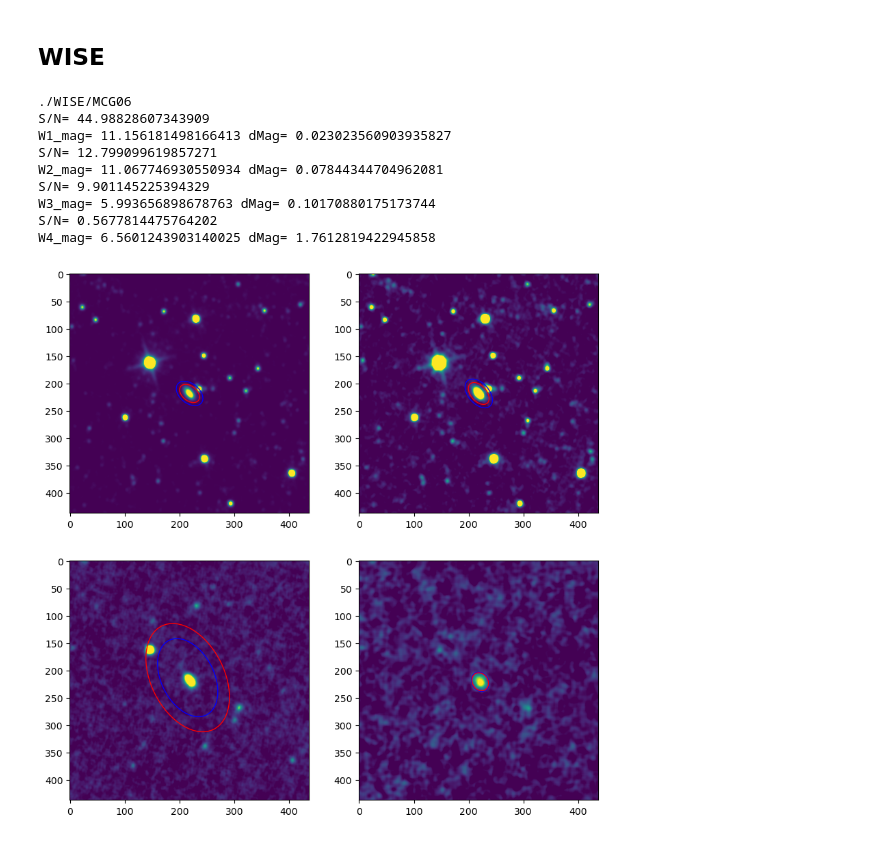
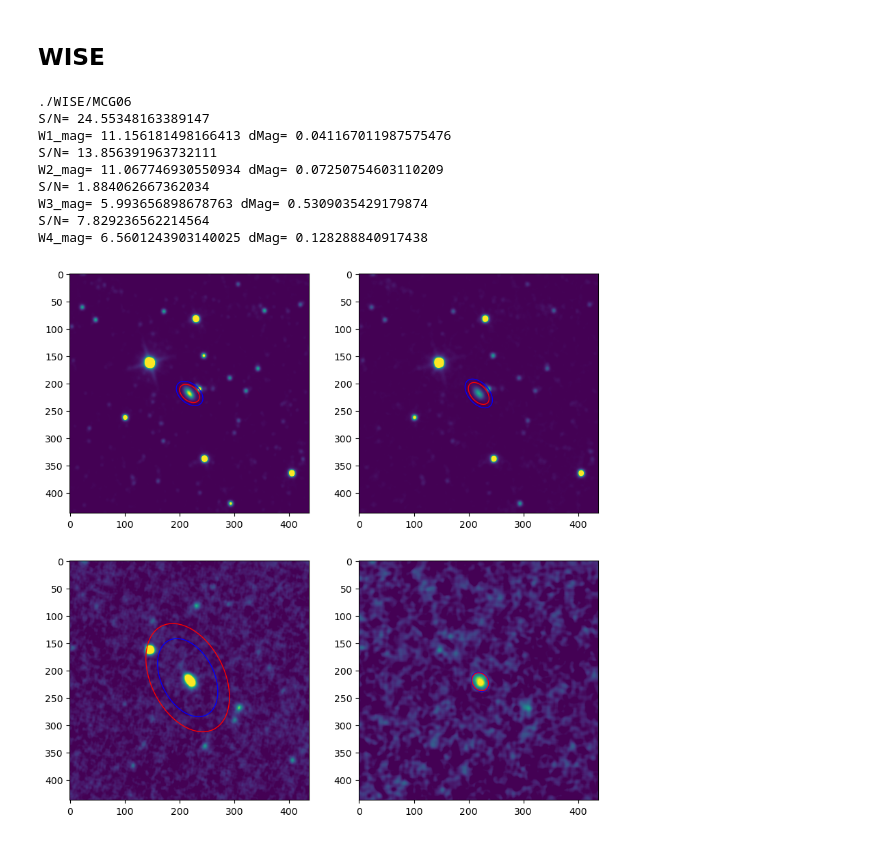
Before and after one commit to gregorycorcoran/Astro-Data, a Jupyter notebook: Archival_Photometry.ipynb, the cells around one changed output. Saved outputs shown, nothing was run; the diff lists cells and outputs as text; code cells hidden in the pictures.

```diff
--- a/Archival_Photometry.ipynb
+++ b/Archival_Photometry.ipynb
@@ -521,20 +526,24 @@ K_Mag= 8.17044012238484  dM= 0.01523240099547862
 survey='WISE'
 target='MCG05'
 obj_ind=1
-obj_thresh=10
+obs_thresh=1
 obj_fold=surveys[survey][obj_ind]
 obj_name=obj_fold.split('/')[-1]
 print(obj_fold)
 files=glob(obj_fold+'/*')
 #print(files)
-W1_hdr=fits.open([file for file in files if 'w1' in file][0])[0].header
-W2_hdr=fits.open([file for file in files if 'w2' in file][0])[0].header
-W3_hdr=fits.open([file for file in files if 'w3' in file][0])[0].header
-W4_hdr=fits.open([file for file in files if 'w4' in file][0])[0].header
-W1_im=fits.open([file for file in files if 'w1' in file][0])[0].data.byteswap().newbyteorder()
-W2_im=fits.open([file for file in files if 'w2' in file][0])[0].data.byteswap().newbyteorder()
-W3_im=fits.open([file for file in files if 'w3' in file][0])[0].data.byteswap().newbyteorder()
-W4_im=fits.open([file for file in files if 'w4' in file][0])[0].data.byteswap().newbyteorder()
+W1_hdr=fits.open([file for file in files if 'w1-int' in file][0])[0].header
+W2_hdr=fits.open([file for file in files if 'w2-int' in file][0])[0].header
+W3_hdr=fits.open([file for file in files if 'w3-int' in file][0])[0].header
+W4_hdr=fits.open([file for file in files if 'w4-int' in file][0])[0].header
+W1_im=fits.open([file for file in files if 'w1-int' in file][0])[0].data.byteswap().newbyteorder()
+W2_im=fits.open([file for file in files if 'w2-int' in file][0])[0].data.byteswap().newbyteorder()
+W3_im=fits.open([file for file in files if 'w3-int' in file][0])[0].data.byteswap().newbyteorder()
+W4_im=fits.open([file for file in files if 'w4-int' in file][0])[0].data.byteswap().newbyteorder()
+W1_unc=fits.open([file for file in files if 'w1-unc' in file][0])[0].data.byteswap().newbyteorder()
+W2_unc=fits.open([file for file in files if 'w2-unc' in file][0])[0].data.byteswap().newbyteorder()
+W3_unc=fits.open([file for file in files if 'w3-unc' in file][0])[0].data.byteswap().newbyteorder()
+W4_unc=fits.open([file for file in files if 'w4-unc' in file][0])[0].data.byteswap().newbyteorder()
 W1_bkg_med=W1_hdr['MEDINT']
 W1_bkg_rms=W1_hdr['ROBSIG']
 W2_bkg_med=W2_hdr['MEDINT']
@@ -544,8 +553,8 @@ W3_bkg_rms=W3_hdr['ROBSIG']
 W4_bkg_med=W4_hdr['MEDINT']
 W4_bkg_rms=W4_hdr['ROBSIG']
 fig, ((ax1,ax2),(ax3,ax4)) = plt.subplots(2, 2,figsize=(10,10))
-ax1.imshow(W1_im,vmin=W1_bkg_med,vmax=W1_bkg_med+300*W1_bkg_rms)
-ax2.imshow(W2_im,vmin=W2_bkg_med,vmax=W2_bkg_med+50*W2_bkg_rms)
+ax1.imshow(W1_im,vmin=W1_bkg_med,vmax=W1_bkg_med+500*W1_bkg_rms)
+ax2.imshow(W2_im,vmin=W2_bkg_med,vmax=W2_bkg_med+300*W2_bkg_rms)
 ax3.imshow(W3_im,vmin=W3_bkg_med,vmax=W3_bkg_med+40*W3_bkg_rms)
 ax4.imshow(W4_im,vmin=W4_bkg_med,vmax=W4_bkg_med+20*W4_bkg_rms)
 
@@ -568,7 +577,10 @@ kronrad, krflag = sep.kron_radius(W1_im-W1_bkg_med, [x], [y], [a], [b], [theta],
 aper=EllipticalAperture((x,y),2.5*kronrad[0]*a,2.5*kronrad[0]*b,theta)
 phot_table = aperture_photometry(W1_im, aper)
 net=phot_table['aperture_sum'][0]-aper.area*W1_bkg_med
-SN_gal=net/np.sqrt(net+aper.area*W1_bkg_med+aper.area*W1_bkg_rms**2)
+unc_table=aperture_photometry(np.square(W1_unc),aper)#New test
+sig_sum=unc_table['aperture_sum'][0]#Test
+sig_src=np.sqrt(net*(1+sig_sum+(np.pi/2)*((aper.area**2)/(np.shape(W1_im)[0]*np.shape(W1_im)[1]))*W1_bkg_rms**2))
+SN_gal=net/sig_src
 e_app = Ellipse(xy=(x, y),
                 width=2.5*kronrad*a,
                 height=2.5*kronrad*b,
@@ -576,7 +588,6 @@ e_app = Ellipse(xy=(x, y),
 e_app.set_facecolor('none')
 e_app.set_edgecolor('red')
 ax1.add_artist(e_app)
-#print('Net',net)
 print('S/N=',SN_gal)
 print('W1_mag=',-2.5*np.log10(net)+W1_hdr['MAGZP'],'dMag=',np.sqrt(1/SN_gal**2+W1_hdr['MAGZPUNC']**2))
 
@@ -599,7 +610,10 @@ kronrad, krflag = sep.kron_radius(W2_im-W2_bkg_med, [x], [y], [a], [b], [theta],
 aper=EllipticalAperture((x,y),2.5*kronrad[0]*a,2.5*kronrad[0]*b,theta)
 phot_table = aperture_photometry(W2_im, aper)
 net=phot_table['aperture_sum'][0]-aper.area*W2_bkg_med
-SN_gal=net/np.sqrt(net+aper.area*W2_bkg_med+aper.area*W2_bkg_rms**2)
+unc_table=aperture_photometry(np.square(W2_unc),aper)#New test
+sig_sum=unc_table['aperture_sum'][0]#Test
+sig_src=np.sqrt(net*(1+sig_sum+(np.pi/2)*((aper.area**2)/(np.shape(W2_im)[0]*np.shape(W2_im)[1]))*W2_bkg_rms**2))
+SN_gal=net/sig_src
 e_app = Ellipse(xy=(x, y),
                 width=2.5*kronrad*a,
                 height=2.5*kronrad*b,
@@ -630,7 +644,10 @@ kronrad, krflag = sep.kron_radius(W3_im-W3_bkg_med, [x], [y], [a], [b], [theta],
 aper=EllipticalAperture((x,y),2.5*kronrad[0]*a,2.5*kronrad[0]*b,theta)
 phot_table = aperture_photometry(W3_im, aper)
 net=phot_table['aperture_sum'][0]-aper.area*W3_bkg_med
-SN_gal=net/np.sqrt(net+aper.area*W3_bkg_med+aper.area*W3_bkg_rms**2)
+unc_table=aperture_photometry(np.square(W3_unc),aper)#New test
+sig_sum=unc_table['aperture_sum'][0]#Test
+sig_src=np.sqrt(net*(1+sig_sum+(np.pi/2)*((aper.area**2)/(np.shape(W3_im)[0]*np.shape(W3_im)[1]))*W3_bkg_rms**2))
+SN_gal=net/sig_src
 e_app = Ellipse(xy=(x, y),
                 width=2.5*kronrad*a,
                 height=2.5*kronrad*b,
@@ -646,40 +663,43 @@ W4_objects= sep.extract(W4_im-W4_bkg_med,obs_thresh,err=W3_hdr['ROBSIG'])
 #print(W1_objects)
 ind=np.argmin([np.sqrt((W4_objects['x'][el]-len(W4_im[0])/2)**2+(W4_objects['y'][el]-len(W4_im)/2)**2) for el in range(len(W4_objects))])
 x=W4_objects['x'][ind]
 y=W4_objects['y'][ind]
 a=W4_objects['a'][ind]
 b=W4_objects['b'][ind]
 theta=W4_objects['theta'][ind]
 e1 = Ellipse(xy=(x, y),
                 width=6*a,
                 height=6*b,
                 angle=theta * 180. / np.pi)
 e1.set_facecolor('none')
 e1.set_edgecolor('blue')
 ax4.add_artist(e1)
 kronrad, krflag = sep.kron_radius(W4_im-W4_bkg_med, [x], [y], [a], [b], [theta], 6.0)
 aper=EllipticalAperture((x,y),2.5*kronrad[0]*a,2.5*kronrad[0]*b,theta)
 phot_table = aperture_photometry(W4_im, aper)
 net=phot_table['aperture_sum'][0]-aper.area*W4_bkg_med
-SN_gal=net/np.sqrt(net+aper.area*W4_bkg_med+aper.area*W4_bkg_rms**2)
+unc_table=aperture_photometry(np.square(W4_unc),aper)#New test
+sig_sum=unc_table['aperture_sum'][0]#Test
+sig_src=np.sqrt(net*(1+sig_sum+(np.pi/2)*((aper.area**2)/(np.shape(W4_im)[0]*np.shape(W4_im)[1]))*W4_bkg_rms**2))
+SN_gal=net/sig_src
 e_app = Ellipse(xy=(x, y),
                 width=2.5*kronrad*a,
                 height=2.5*kronrad*b,
                 angle=theta*(180/np.pi))
 e_app.set_facecolor('none')
 e_app.set_edgecolor('red')
 ax4.add_artist(e_app)
 #print('Net',net)
 print('S/N=',SN_gal)
 print('W4_mag=',-2.5*np.log10(net)+W4_hdr['MAGZP'],'dMag=',np.sqrt(1/SN_gal**2+W4_hdr['MAGZPUNC']**2))
 # %% [output]
 ./WISE/MCG06
-S/N= 44.98828607343909
-W1_mag= 11.156181498166413 dMag= 0.023023560903935827
-S/N= 12.799099619857271
-W2_mag= 11.067746930550934 dMag= 0.07844344704962081
-S/N= 9.901145225394329
-W3_mag= 5.993656898678763 dMag= 0.10170880175173744
-S/N= 0.5677814475764202
-W4_mag= 6.5601243903140025 dMag= 1.7612819422945858
+S/N= 24.55348163389147
+W1_mag= 11.156181498166413 dMag= 0.041167011987575476
+S/N= 13.856391963732111
+W2_mag= 11.067746930550934 dMag= 0.07250754603110209
+S/N= 1.884062667362034
+W3_mag= 5.993656898678763 dMag= 0.5309035429179874
+S/N= 7.829236562214564
+W4_mag= 6.5601243903140025 dMag= 0.128288840917438
-[figure, old version]
+[figure, new version]
```
Also changed, not shown: parts of 3 cells of this notebook, 3 other files.
